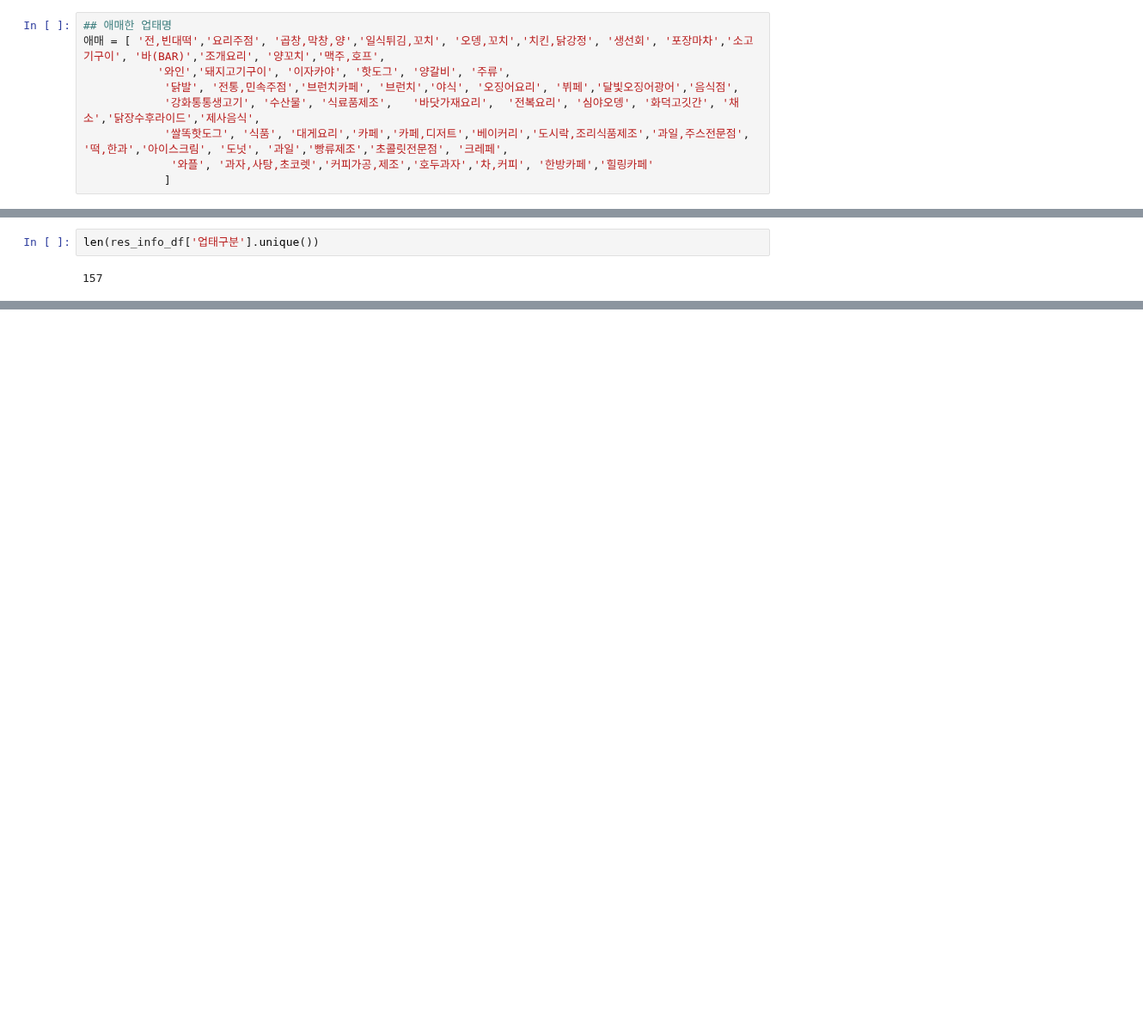
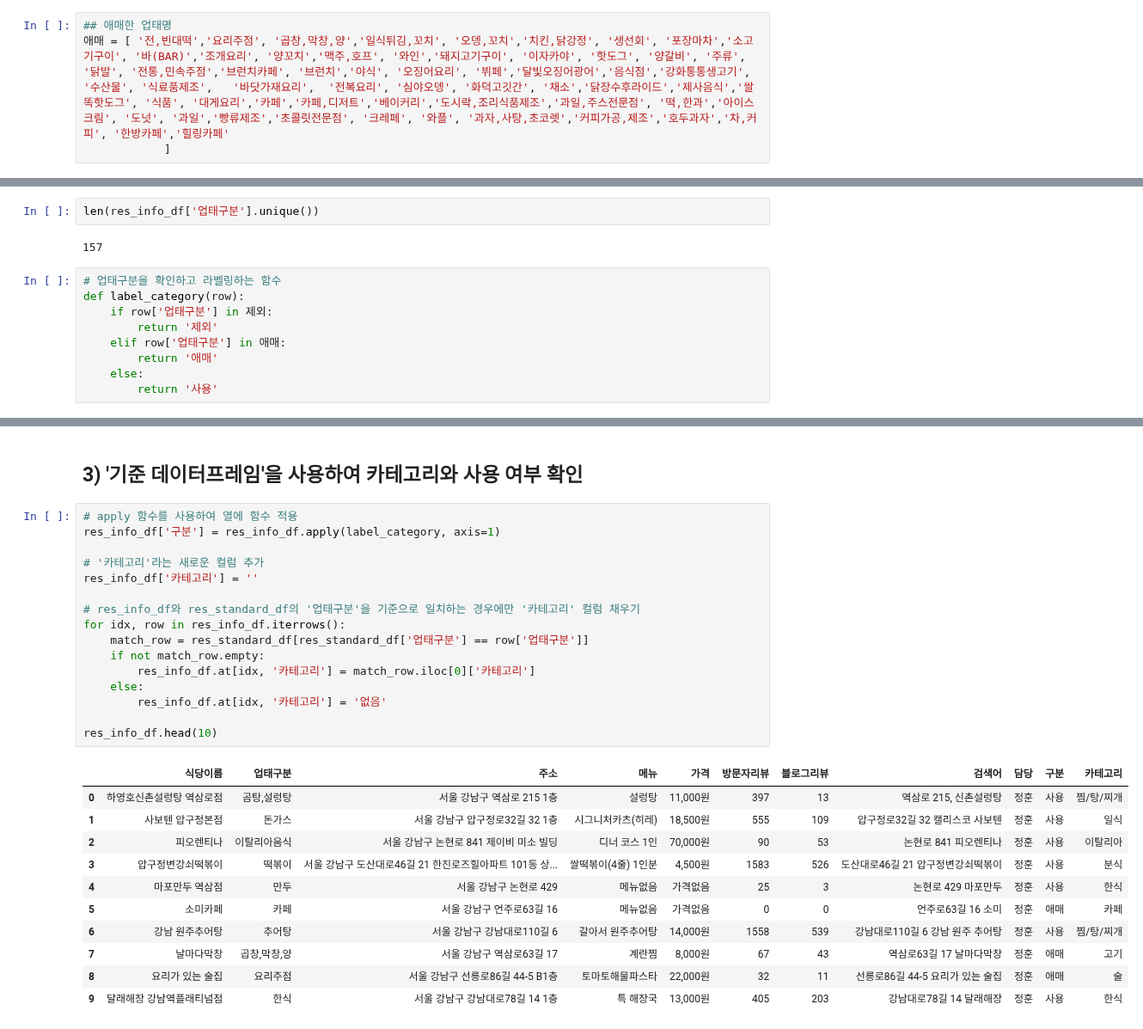
Before and after one commit to Lunch-Lab/data, a Jupyter notebook: res_EDA.ipynb, the cells around one changed output, grey strips where cells are left out. Shown at 86% size. Saved outputs shown, nothing was run; the diff lists cells and outputs as text; blank space fills up the shorter version.

```diff
--- a/res_EDA.ipynb
+++ b/res_EDA.ipynb
@@ -19,12 +39,7 @@ len(res_info_df['업태구분'].unique())
 262
 # %%
 ## 애매한 업태명
-애매 = [ '전,빈대떡','요리주점', '곱창,막창,양','일식튀김,꼬치', '오뎅,꼬치','치킨,닭강정', '생선회', '포장마차','소고기구이', '바(BAR)','조개요리', '양꼬치','맥주,호프',
-           '와인','돼지고기구이', '이자카야', '핫도그', '양갈비', '주류',
-            '닭발', '전통,민속주점','브런치카페', '브런치','야식', '오징어요리', '뷔페','달빛오징어광어','음식점',
-            '강화통통생고기', '수산물', '식료품제조',   '바닷가재요리',  '전복요리', '심야오뎅', '화덕고깃간', '채소','닭장수후라이드','제사음식',
-            '쌀똑핫도그', '식품', '대게요리','카페','카페,디저트','베이커리','도시락,조리식품제조','과일,주스전문점', '떡,한과','아이스크림', '도넛', '과일','빵류제조','초콜릿전문점', '크레페',
-             '와플', '과자,사탕,초코렛','커피가공,제조','호두과자','차,커피', '한방카페','힐링카페'
+애매 = [ '전,빈대떡','요리주점', '곱창,막창,양','일식튀김,꼬치', '오뎅,꼬치','치킨,닭강정', '생선회', '포장마차','소고기구이', '바(BAR)','조개요리', '양꼬치','맥주,호프', '와인','돼지고기구이', '이자카야', '핫도그', '양갈비', '주류', '닭발', '전통,민속주점','브런치카페', '브런치','야식', '오징어요리', '뷔페','달빛오징어광어','음식점','강화통통생고기', '수산물', '식료품제조',   '바닷가재요리',  '전복요리', '심야오뎅', '화덕고깃간', '채소','닭장수후라이드','제사음식','쌀똑핫도그', '식품', '대게요리','카페','카페,디저트','베이커리','도시락,조리식품제조','과일,주스전문점', '떡,한과','아이스크림', '도넛', '과일','빵류제조','초콜릿전문점', '크레페', '와플', '과자,사탕,초코렛','커피가공,제조','호두과자','차,커피', '한방카페','힐링카페'
             ]
 # %%
 # 필요없는 카테고리(카페, 술, 출장요리 등등) 제거
@@ -60,3 +71,12 @@ len(제외)
 len(res_info_df['업태구분'].unique())
 # %% [output]
 157
+# %%
+# 업태구분을 확인하고 라벨링하는 함수
+def label_category(row):
+    if row['업태구분'] in 제외:
+        return '제외'
+    elif row['업태구분'] in 애매:
+        return '애매'
+    else:
+        return '사용'
@@ -62,0 +107,30 @@ len(res_info_df['업태구분'].unique())
+# %% [markdown]
+## 3) '기준 데이터프레임'을 사용하여 카테고리와 사용 여부 확인
+# %%
+# apply 함수를 사용하여 열에 함수 적용
+res_info_df['구분'] = res_info_df.apply(label_category, axis=1)
+
+# '카테고리'라는 새로운 컬럼 추가
+res_info_df['카테고리'] = ''
+
+# res_info_df와 res_standard_df의 '업태구분'을 기준으로 일치하는 경우에만 '카테고리' 컬럼 채우기
+for idx, row in res_info_df.iterrows():
+    match_row = res_standard_df[res_standard_df['업태구분'] == row['업태구분']]
+    if not match_row.empty:
+        res_info_df.at[idx, '카테고리'] = match_row.iloc[0]['카테고리']
+    else:
+        res_info_df.at[idx, '카테고리'] = '없음'
+
+res_info_df.head(10)
+# %% [output]
+|  | 식당이름 | 업태구분 | 주소 | 메뉴 | 가격 | 방문자리뷰 | 블로그리뷰 | 검색어 | 담당 | 구분 | 카테고리 |
+| 0 | 하영호신촌설렁탕 역삼로점 | 곰탕,설렁탕 | 서울 강남구 역삼로 215 1층 | 설렁탕 | 11,000원 | 397 | 13 | 역삼로 215, 신촌설렁탕 | 정훈 | 사용 | 찜/탕/찌개 |
+| 1 | 사보텐 압구정본점 | 돈가스 | 서울 강남구 압구정로32길 32 1층 | 시그니처카츠(히레) | 18,500원 | 555 | 109 | 압구정로32길 32 캘리스코 사보텐 | 정훈 | 사용 | 일식 |
+| 2 | 피오렌티나 | 이탈리아음식 | 서울 강남구 논현로 841 제이비 미소 빌딩 | 디너 코스 1인 | 70,000원 | 90 | 53 | 논현로 841 피오렌티나 | 정훈 | 사용 | 이탈리아 |
+| 3 | 압구정변강쇠떡볶이 | 떡볶이 | 서울 강남구 도산대로46길 21 한진로즈힐아파트 101동 상... | 쌀떡볶이(4줄) 1인분 | 4,500원 | 1583 | 526 | 도산대로46길 21 압구정변강쇠떡볶이 | 정훈 | 사용 | 분식 |
+| 4 | 마포만두 역삼점 | 만두 | 서울 강남구 논현로 429 | 메뉴없음 | 가격없음 | 25 | 3 | 논현로 429 마포만두 | 정훈 | 사용 | 한식 |
+| 5 | 소미카페 | 카페 | 서울 강남구 언주로63길 16 | 메뉴없음 | 가격없음 | 0 | 0 | 언주로63길 16 소미 | 정훈 | 애매 | 카페 |
+| 6 | 강남 원주추어탕 | 추어탕 | 서울 강남구 강남대로110길 6 | 갈아서 원주추어탕 | 14,000원 | 1558 | 539 | 강남대로110길 6 강남 원주 추어탕 | 정훈 | 사용 | 찜/탕/찌개 |
+| 7 | 날마다막창 | 곱창,막창,양 | 서울 강남구 역삼로63길 17 | 계란찜 | 8,000원 | 67 | 43 | 역삼로63길 17 날마다막창 | 정훈 | 애매 | 고기 |
+| 8 | 요리가 있는 술집 | 요리주점 | 서울 강남구 선릉로86길 44-5 B1층 | 토마토해물파스타 | 22,000원 | 32 | 11 | 선릉로86길 44-5 요리가 있는 술집 | 정훈 | 애매 | 술 |
+| 9 | 달래해장 강남역플래티넘점 | 한식 | 서울 강남구 강남대로78길 14 1층 | 특 해장국 | 13,000원 | 405 | 203 | 강남대로78길 14 달래해장 | 정훈 | 사용 | 한식 |
```
Also changed, not shown: parts of 12 cells of this notebook.
